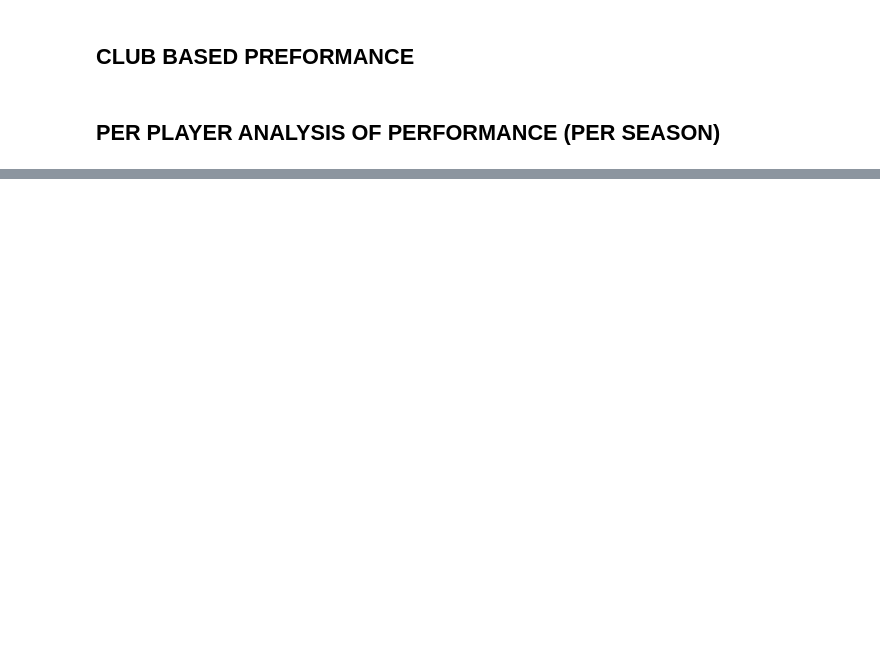
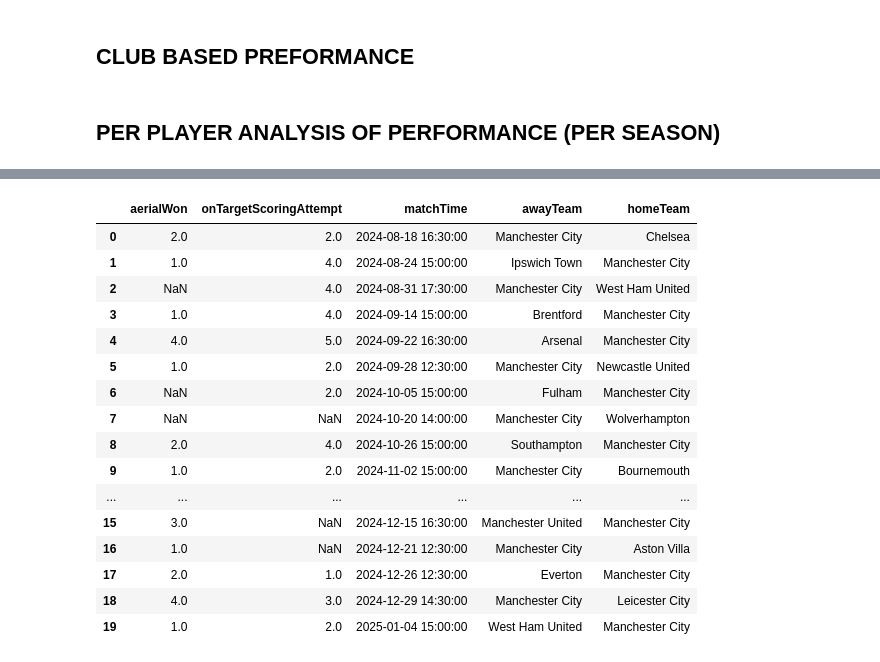
Before and after one commit to bono1567/pythonProject, a Jupyter notebook: sleeping_bets/sleeping_bets.ipynb, the cells around one changed output, grey strips where cells are left out. Drawn from its saved outputs; the diff is of its cells as text; code cells hidden in the pictures; blank space fills up the shorter version.

```diff
--- a/sleeping_bets/sleeping_bets.ipynb
+++ b/sleeping_bets/sleeping_bets.ipynb
@@ -102,2 +118,2 @@ similar_player_data = player_comp.get_historic_similarity_stats()
 # %%
-player_stats = player_comp.get_historic_player_stats(player_name, player_league)
+player_stats = player_comp.get_historic_player_stats('Erling Haaland', 'EPL')
@@ -127,0 +145,20 @@ plot_comarison('touches', similar_player_data, player_stats, player_name)
+# %%
+player_stats[['aerialWon','onTargetScoringAttempt','matchTime', 'awayTeam', 'homeTeam']]
+# %% [output]
+|  | aerialWon | onTargetScoringAttempt | matchTime | awayTeam | homeTeam |
+| 0 | 2.0 | 2.0 | 2024-08-18 16:30:00 | Manchester City | Chelsea |
+| 1 | 1.0 | 4.0 | 2024-08-24 15:00:00 | Ipswich Town | Manchester City |
+| 2 | NaN | 4.0 | 2024-08-31 17:30:00 | Manchester City | West Ham United |
+| 3 | 1.0 | 4.0 | 2024-09-14 15:00:00 | Brentford | Manchester City |
+| 4 | 4.0 | 5.0 | 2024-09-22 16:30:00 | Arsenal | Manchester City |
+| 5 | 1.0 | 2.0 | 2024-09-28 12:30:00 | Manchester City | Newcastle United |
+| 6 | NaN | 2.0 | 2024-10-05 15:00:00 | Fulham | Manchester City |
+| 7 | NaN | NaN | 2024-10-20 14:00:00 | Manchester City | Wolverhampton |
+| 8 | 2.0 | 4.0 | 2024-10-26 15:00:00 | Southampton | Manchester City |
+| 9 | 1.0 | 2.0 | 2024-11-02 15:00:00 | Manchester City | Bournemouth |
+| ... | ... | ... | ... | ... | ... |
+| 15 | 3.0 | NaN | 2024-12-15 16:30:00 | Manchester United | Manchester City |
+| 16 | 1.0 | NaN | 2024-12-21 12:30:00 | Manchester City | Aston Villa |
+| 17 | 2.0 | 1.0 | 2024-12-26 12:30:00 | Everton | Manchester City |
+| 18 | 4.0 | 3.0 | 2024-12-29 14:30:00 | Manchester City | Leicester City |
+| 19 | 1.0 | 2.0 | 2025-01-04 15:00:00 | West Ham United | Manchester City |
```
Also changed, not shown: parts of 13 cells of this notebook, 26 other files.
